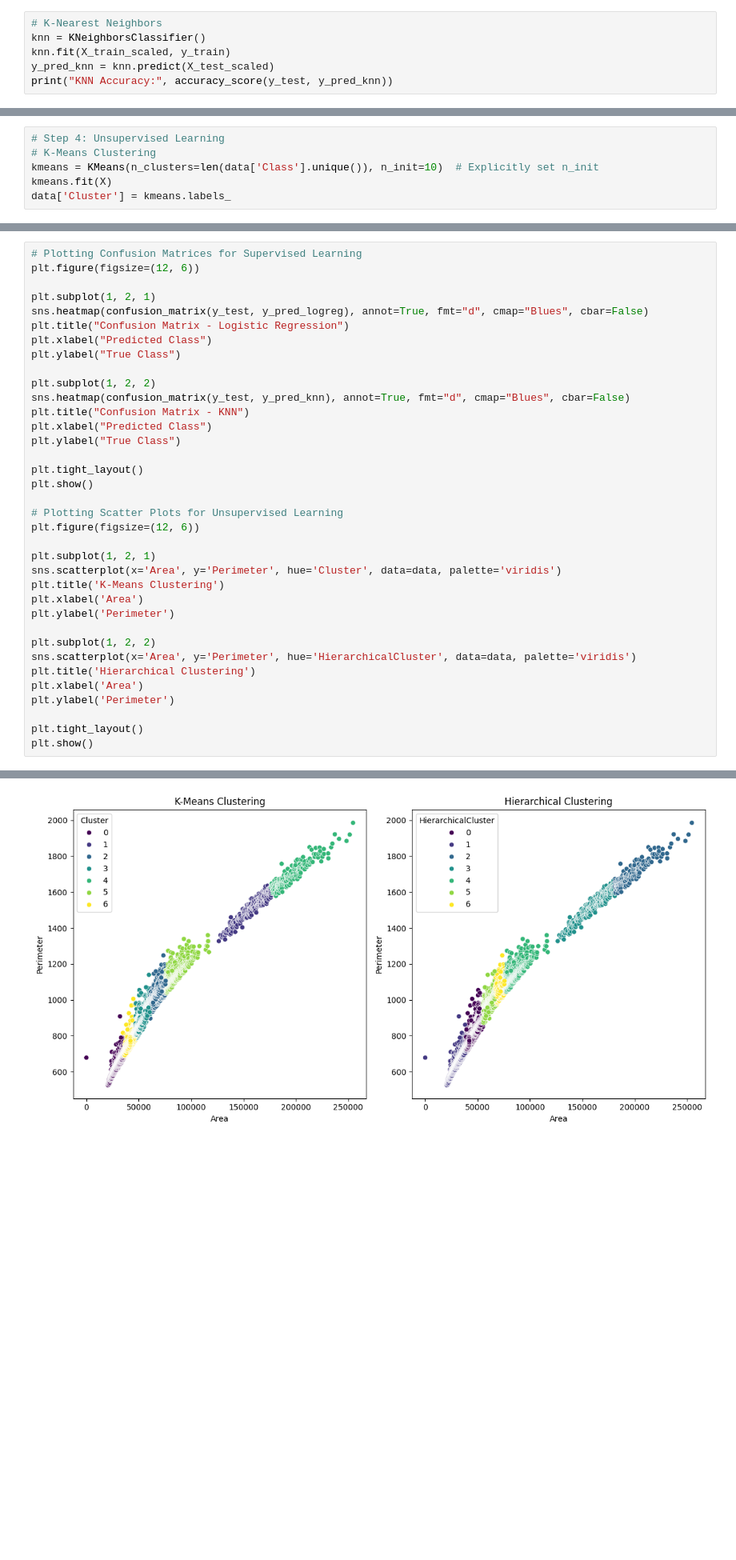
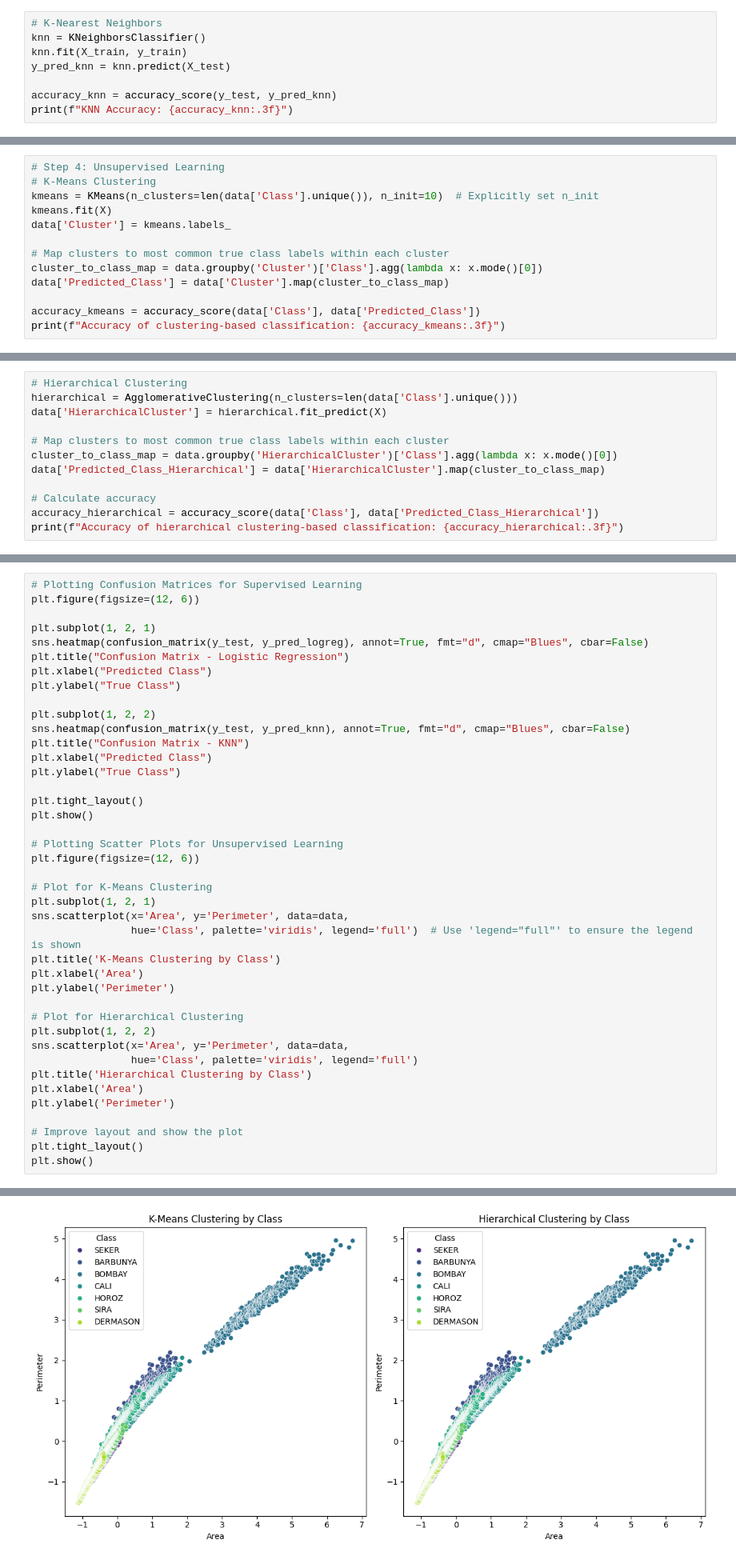
Before and after one commit to collaboratorsje/Dry_Beans_Models, a Jupyter notebook: src/Models.ipynb, the cells around one changed output, grey strips where cells are left out. Shown at 80% size. Cells and saved outputs as stored; diff of their text form; blank space fills up the shorter version.

Commit message:
Finished preprocessing, adjusting clustering models, and added format changes to cell outputs

```diff
--- a/src/Models.ipynb
+++ b/src/Models.ipynb
@@ -250,7 +442,9 @@ Logistic Regression Accuracy: 0.9216623758734829
 # %%
 # K-Nearest Neighbors
 knn = KNeighborsClassifier()
-knn.fit(X_train_scaled, y_train)
-y_pred_knn = knn.predict(X_test_scaled)
-print("KNN Accuracy:", accuracy_score(y_test, y_pred_knn))
+knn.fit(X_train, y_train)
+y_pred_knn = knn.predict(X_test)
+
+accuracy_knn = accuracy_score(y_test, y_pred_knn)
+print(f"KNN Accuracy: {accuracy_knn:.3f}")
 # %% [output]
@@ -261,3 +455,10 @@ KNN Accuracy: 0.9293858036042663
 kmeans = KMeans(n_clusters=len(data['Class'].unique()), n_init=10)  # Explicitly set n_init
 kmeans.fit(X)
 data['Cluster'] = kmeans.labels_
+
+# Map clusters to most common true class labels within each cluster
+cluster_to_class_map = data.groupby('Cluster')['Class'].agg(lambda x: x.mode()[0])
+data['Predicted_Class'] = data['Cluster'].map(cluster_to_class_map)
+
+accuracy_kmeans = accuracy_score(data['Class'], data['Predicted_Class'])
+print(f"Accuracy of clustering-based classification: {accuracy_kmeans:.3f}")
@@ -267,0 +467,12 @@ data['HierarchicalCluster'] = hierarchical.fit_predict(X)
+# %%
+# Hierarchical Clustering
+hierarchical = AgglomerativeClustering(n_clusters=len(data['Class'].unique()))
+data['HierarchicalCluster'] = hierarchical.fit_predict(X)
+
+# Map clusters to most common true class labels within each cluster
+cluster_to_class_map = data.groupby('HierarchicalCluster')['Class'].agg(lambda x: x.mode()[0])
+data['Predicted_Class_Hierarchical'] = data['HierarchicalCluster'].map(cluster_to_class_map)
+
+# Calculate accuracy
+accuracy_hierarchical = accuracy_score(data['Class'], data['Predicted_Class_Hierarchical'])
+print(f"Accuracy of hierarchical clustering-based classification: {accuracy_hierarchical:.3f}")
@@ -353,18 +566,23 @@ plt.show()
 # Plotting Scatter Plots for Unsupervised Learning
 plt.figure(figsize=(12, 6))
 
+# Plot for K-Means Clustering
 plt.subplot(1, 2, 1)
-sns.scatterplot(x='Area', y='Perimeter', hue='Cluster', data=data, palette='viridis')
-plt.title('K-Means Clustering')
+sns.scatterplot(x='Area', y='Perimeter', data=data,
+                hue='Class', palette='viridis', legend='full')  # Use 'legend="full"' to ensure the legend is shown
+plt.title('K-Means Clustering by Class')
 plt.xlabel('Area')
 plt.ylabel('Perimeter')
 
+# Plot for Hierarchical Clustering
 plt.subplot(1, 2, 2)
-sns.scatterplot(x='Area', y='Perimeter', hue='HierarchicalCluster', data=data, palette='viridis')
-plt.title('Hierarchical Clustering')
+sns.scatterplot(x='Area', y='Perimeter', data=data,
+                hue='Class', palette='viridis', legend='full')
+plt.title('Hierarchical Clustering by Class')
 plt.xlabel('Area')
 plt.ylabel('Perimeter')
 
+# Improve layout and show the plot
 plt.tight_layout()
 plt.show()
 # %% [output]
@@ -372 +590 @@ plt.show()
-[figure, old version]
+[figure, new version]
```
Also changed, not shown: parts of 17 cells of this notebook, 1 other file.
